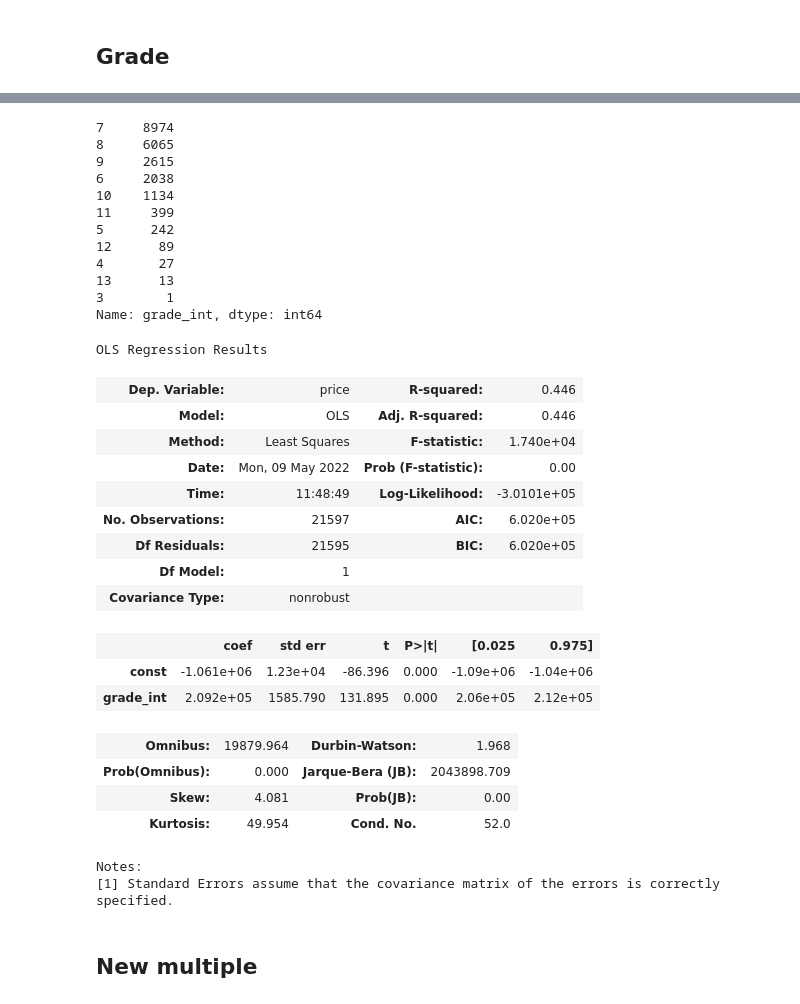
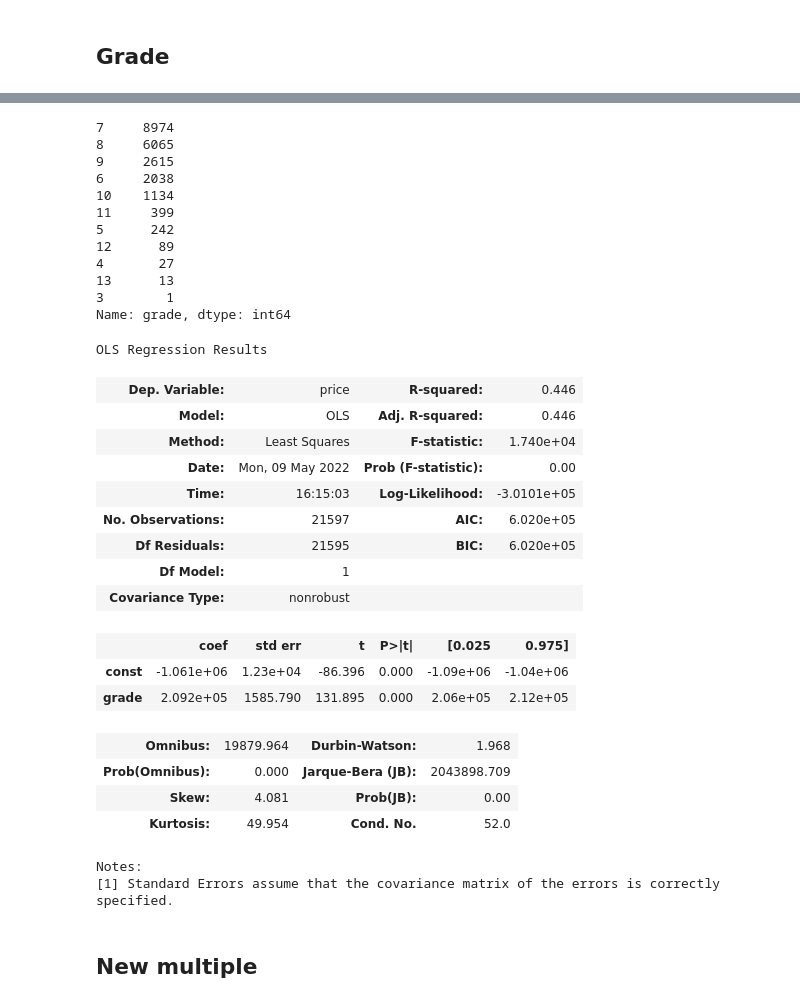
Before and after one commit to anguyen61191/NorthWestCountyProject, a Jupyter notebook: ExploratoryNotebook.ipynb, the cells around one changed output, grey strips where cells are left out. Saved outputs shown, nothing was run; the diff lists cells and outputs as text; code cells hidden in the pictures.

```diff
--- a/ExploratoryNotebook.ipynb
+++ b/ExploratoryNotebook.ipynb
@@ -199,3 +180,0 @@ array(['7 Average', '6 Low Average', '8 Good', '11 Excellent', '9 Better',
-# %%
-df["grade_int"] = df["grade"].str.split(" ").str[0].astype('int64')
-df["grade_int"]
@@ -215,5 +181,5 @@ Name: grade_int, Length: 21597, dtype: int64
 # %%
-df['grade_int'].value_counts()
+df['grade'].value_counts()
 # %% [output]
 7     8974
 8     6065
@@ -226,26 +192,26 @@ df['grade_int'].value_counts()
 4       27
 13      13
 3        1
-Name: grade_int, dtype: int64
+Name: grade, dtype: int64
 # %%
 endog = df["price"]
-exog = sm.add_constant(df["grade_int"])
+exog = sm.add_constant(df["grade"])
 lin_reg_model = sm.OLS(endog, exog)
 lin_reg_model.fit().summary()
 # %% [output]
 OLS Regression Results
 | Dep. Variable: | price | R-squared: | 0.446 |
 | Model: | OLS | Adj. R-squared: | 0.446 |
 | Method: | Least Squares | F-statistic: | 1.740e+04 |
 | Date: | Mon, 09 May 2022 | Prob (F-statistic): | 0.00 |
-| Time: | 11:48:49 | Log-Likelihood: | -3.0101e+05 |
+| Time: | 16:15:03 | Log-Likelihood: | -3.0101e+05 |
 | No. Observations: | 21597 | AIC: | 6.020e+05 |
 | Df Residuals: | 21595 | BIC: | 6.020e+05 |
 | Df Model: | 1 |  |  |
 | Covariance Type: | nonrobust |  |  |
 |  | coef | std err | t | P>|t| | [0.025 | 0.975] |
 | const | -1.061e+06 | 1.23e+04 | -86.396 | 0.000 | -1.09e+06 | -1.04e+06 |
-| grade_int | 2.092e+05 | 1585.790 | 131.895 | 0.000 | 2.06e+05 | 2.12e+05 |
+| grade | 2.092e+05 | 1585.790 | 131.895 | 0.000 | 2.06e+05 | 2.12e+05 |
 | Omnibus: | 19879.964 | Durbin-Watson: | 1.968 |
 | Prob(Omnibus): | 0.000 | Jarque-Bera (JB): | 2043898.709 |
 | Skew: | 4.081 | Prob(JB): | 0.00 |
```
Also changed, not shown: parts of 26 cells of this notebook.
